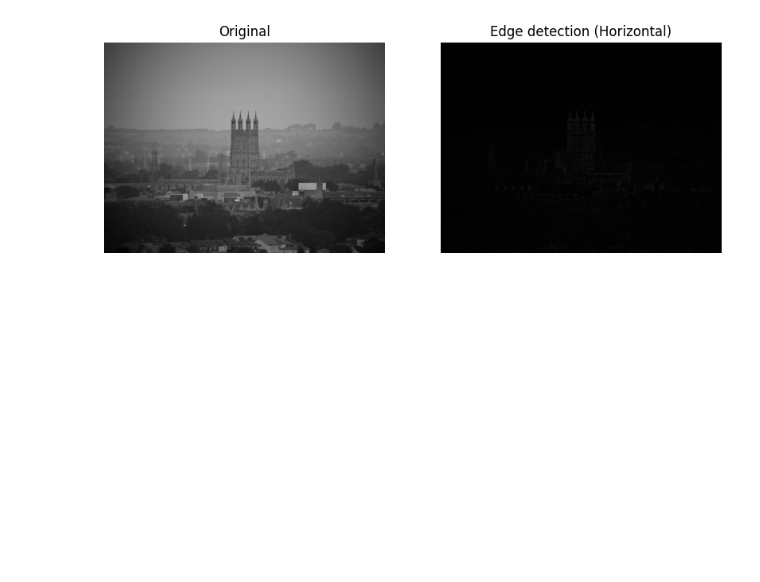
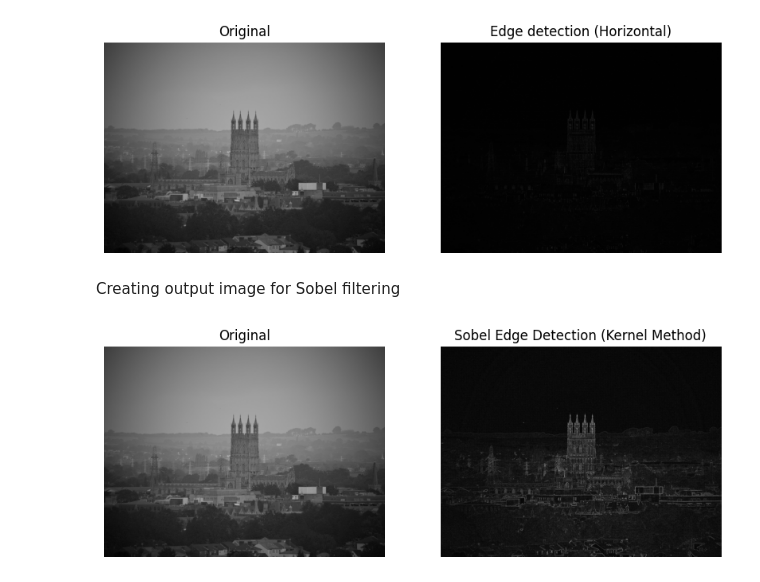
Before and after one commit to sap-tarshi-ghosh/Image-Processing-Tutorial, a Jupyter notebook: code/03_Neighborhood_Based_Image_Processing.ipynb, the cells around one changed output. Drawn from its saved outputs; the diff is of its cells as text; code cells hidden in the pictures; blank space fills up the shorter version.

```diff
--- a/code/03_Neighborhood_Based_Image_Processing.ipynb
+++ b/code/03_Neighborhood_Based_Image_Processing.ipynb
@@ -182,0 +194,2 @@ plt.show()
+# %% [markdown]
+Creating output image for Sobel filtering
@@ -182,0 +204,47 @@ plt.show()
+# %%
+for y in range(1, height - 1):
+    for x in range(1, width - 1):
+
+        gx = 0
+        gy = 0
+
+        #here i am applying 3X3 convolution
+        for ky in range(-1, 2):
+            for kx in range(-1, 2):
+
+                pixel = img[y + ky][x + kx]
+
+                gx += pixel * Gx_kernel[ky + 1][kx + 1]
+                gy += pixel * Gy_kernel[ky + 1][kx + 1]
+
+        #absolute value
+        if gx < 0:
+            gx = -gx
+        if gy < 0:
+            gy = -gy
+
+        magnitude = gx + gy
+
+        #upper limit
+        if magnitude > 255:
+            magnitude = 255
+
+        sobel_img[y][x] = magnitude
+# %%
+import matplotlib.pyplot as plt
+
+plt.figure(figsize=(10, 4))
+
+plt.subplot(1, 2, 1)
+plt.imshow(img, cmap="gray", vmin=0, vmax=255)
+plt.title("Original")
+plt.axis("off")
+
+plt.subplot(1, 2, 2)
+plt.imshow(sobel_img, cmap="gray", vmin=0, vmax=255)
+plt.title("Sobel Edge Detection (Kernel Method)")
+plt.axis("off")
+
+plt.show()
+# %% [output]
+[figure, added]
```
Also changed, not shown: parts of 2 cells of this notebook.
